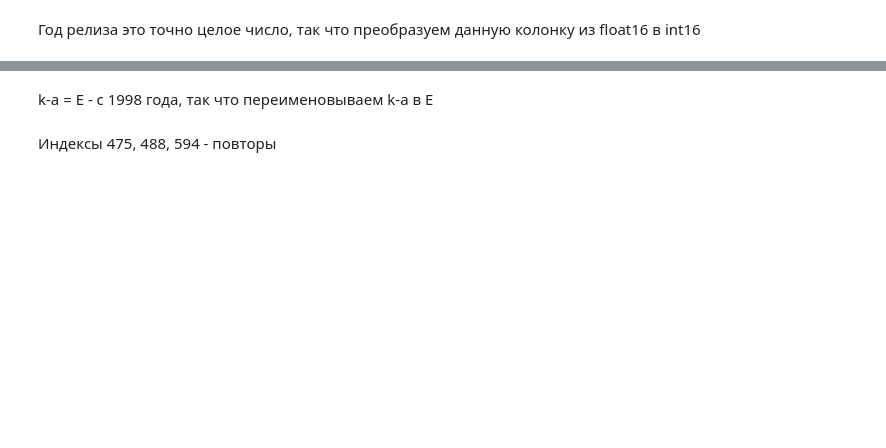
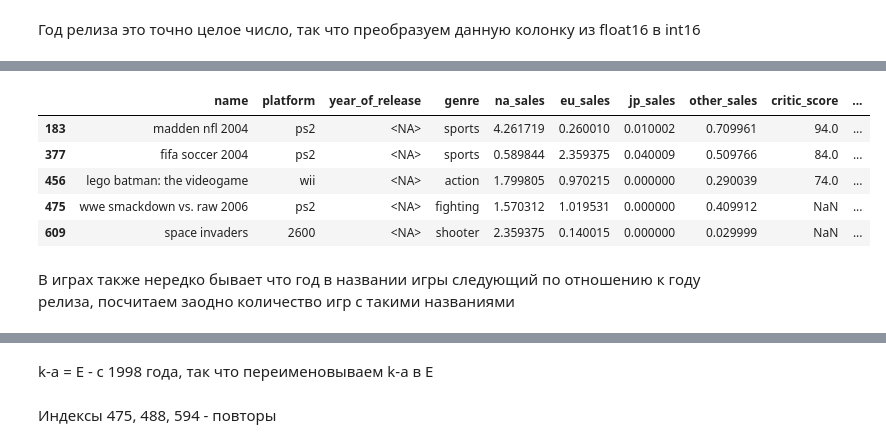
Before and after one commit to versus666jzx/practicum_ds, a Jupyter notebook: game_popularity_research_project/notebooks/game_popularity_research.ipynb, the cells around one changed output, grey strips where cells are left out. Drawn from its saved outputs; the diff is of its cells as text; code cells hidden in the pictures; blank space fills up the shorter version.

```diff
--- a/game_popularity_research_project/notebooks/game_popularity_research.ipynb
+++ b/game_popularity_research_project/notebooks/game_popularity_research.ipynb
@@ -302,0 +269,12 @@ auto_change_dtypes(data)
+# %%
+# убедимся что в названии игры присутствует предполагаемый год релиза
+data[data['year_of_release'].isna()].head()
+# %% [output]
+|  | name | platform | year_of_release | genre | na_sales | eu_sales | jp_sales | other_sales | critic_score | ... |
+| 183 | madden nfl 2004 | ps2 | <NA> | sports | 4.261719 | 0.260010 | 0.010002 | 0.709961 | 94.0 | ... |
+| 377 | fifa soccer 2004 | ps2 | <NA> | sports | 0.589844 | 2.359375 | 0.040009 | 0.509766 | 84.0 | ... |
+| 456 | lego batman: the videogame | wii | <NA> | action | 1.799805 | 0.970215 | 0.000000 | 0.290039 | 74.0 | ... |
+| 475 | wwe smackdown vs. raw 2006 | ps2 | <NA> | fighting | 1.570312 | 1.019531 | 0.000000 | 0.409912 | NaN | ... |
+| 609 | space invaders | 2600 | <NA> | shooter | 2.359375 | 0.140015 | 0.000000 | 0.029999 | NaN | ... |
+# %% [markdown]
+В играх также нередко бывает что год в названии игры следующий по отношению к году релиза, посчитаем заодно количество игр с такими названиями
```
Also changed, not shown: parts of 21 cells of this notebook.
